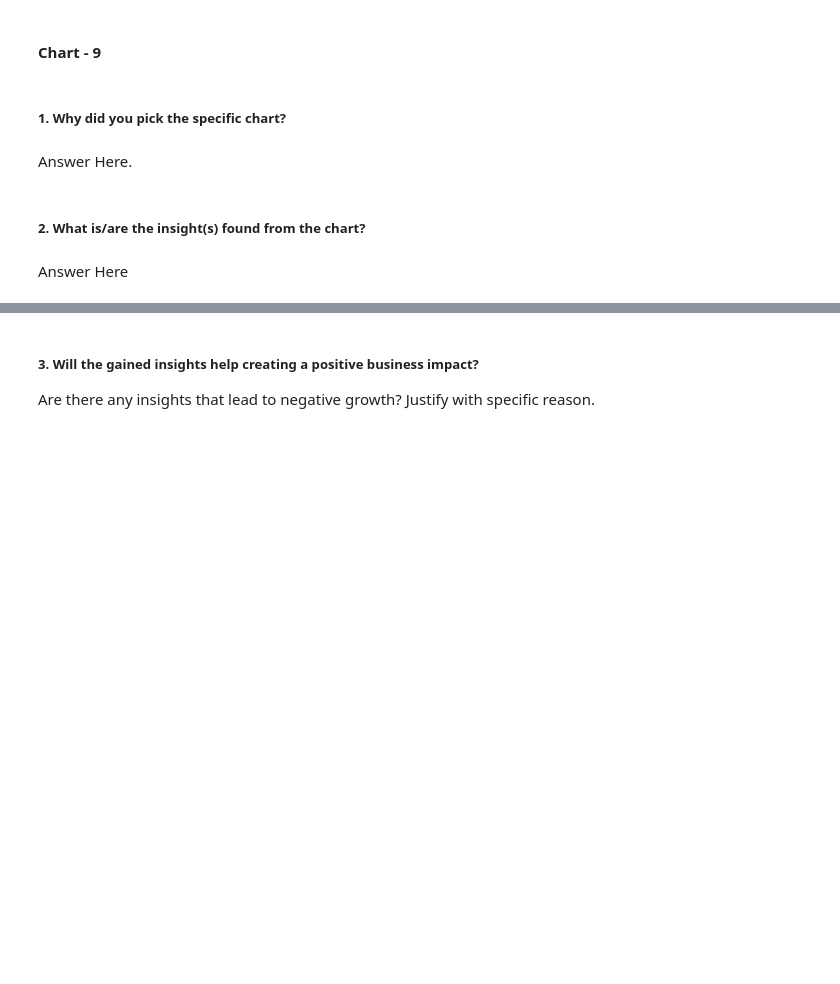
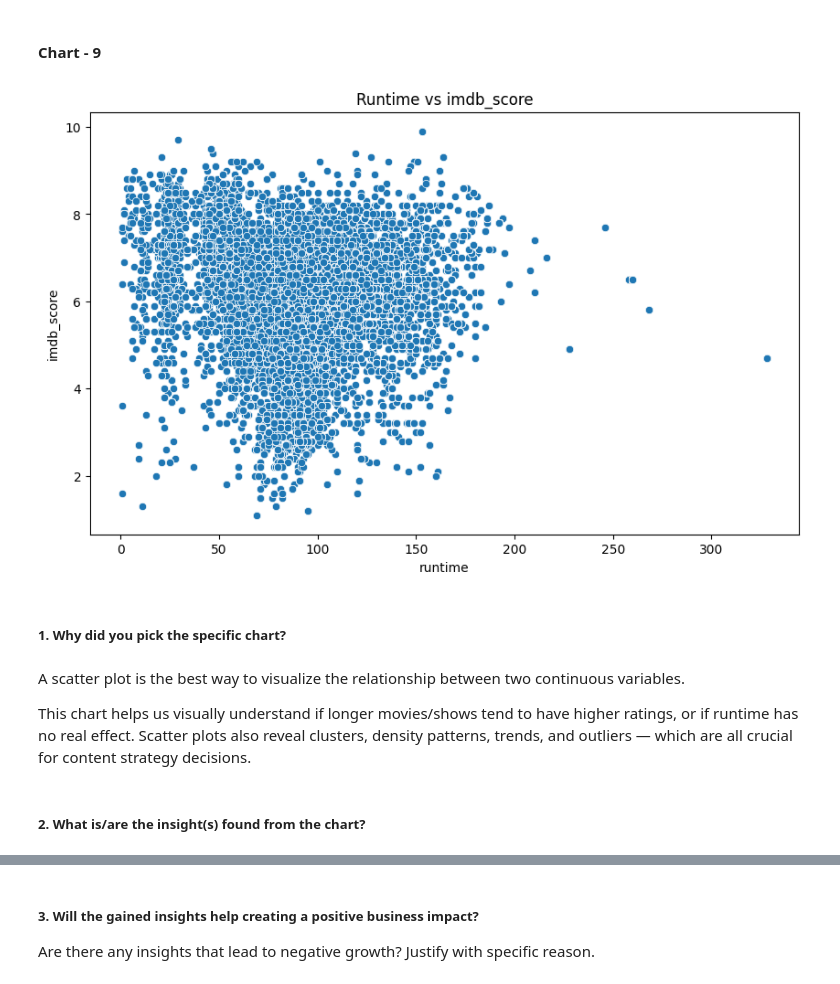
Before and after one commit to Rupeshyadv/AmazonPrime_EDA-, a Jupyter notebook: Sample_EDA_Submission_Template.ipynb, the cells around one changed output, grey strips where cells are left out. Drawn from its saved outputs; the diff is of its cells as text; code cells hidden in the pictures; blank space fills up the shorter version.

```diff
--- a/Sample_EDA_Submission_Template.ipynb
+++ b/Sample_EDA_Submission_Template.ipynb
@@ -913,8 +1012,20 @@ Answer Here
+# %%
+# Runtime vs IMDB Score
+# Goal -> To examine whether runtime influences content rating.
+
+# scatter plot
+plt.figure(figsize=(10, 6))
+sns.scatterplot(data=merged_df, x='runtime', y='imdb_score')
+plt.title('Runtime vs imdb_score')
+plt.show()
+# %% [output]
+[figure, added]
 # %% [markdown]
 ##### 1. Why did you pick the specific chart?
-# %% [markdown]
-Answer Here.
+# %% [markdown]
+A scatter plot is the best way to visualize the relationship between two continuous variables.
+
+This chart helps us visually understand if longer movies/shows tend to have higher ratings, or if runtime has no real effect.
+Scatter plots also reveal clusters, density patterns, trends, and outliers — which are all crucial for content strategy decisions.
 # %% [markdown]
 ##### 2. What is/are the insight(s) found from the chart?
-# %% [markdown]
-Answer Here
```
Also changed, not shown: parts of 82 cells of this notebook.
